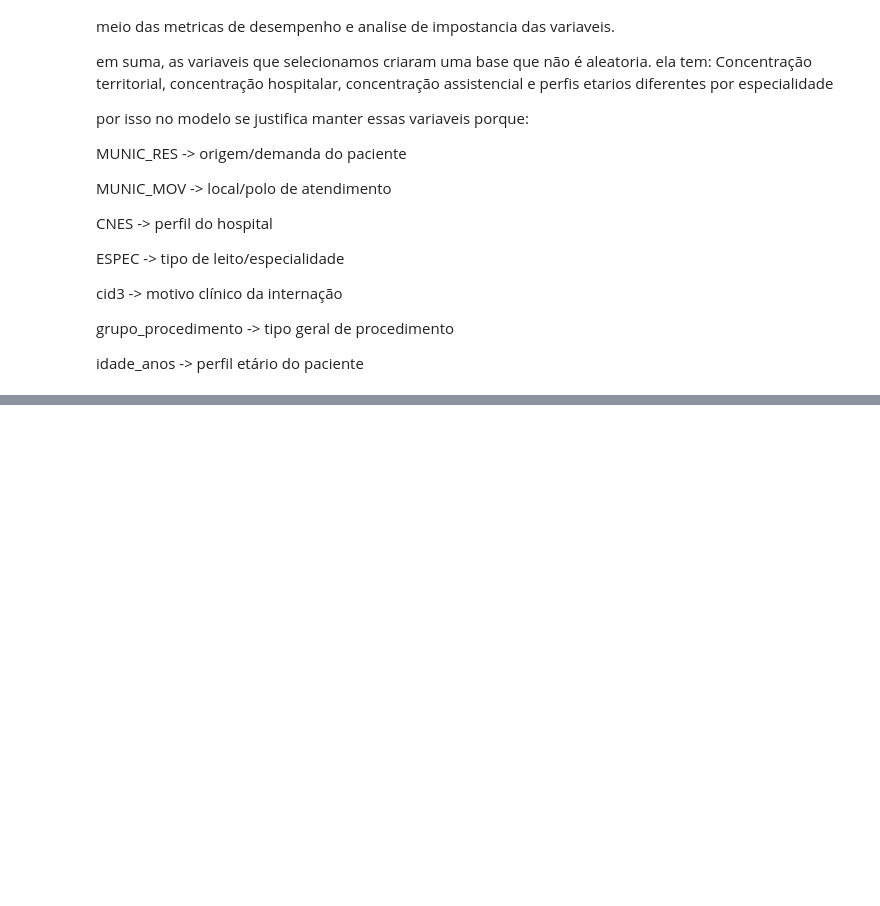
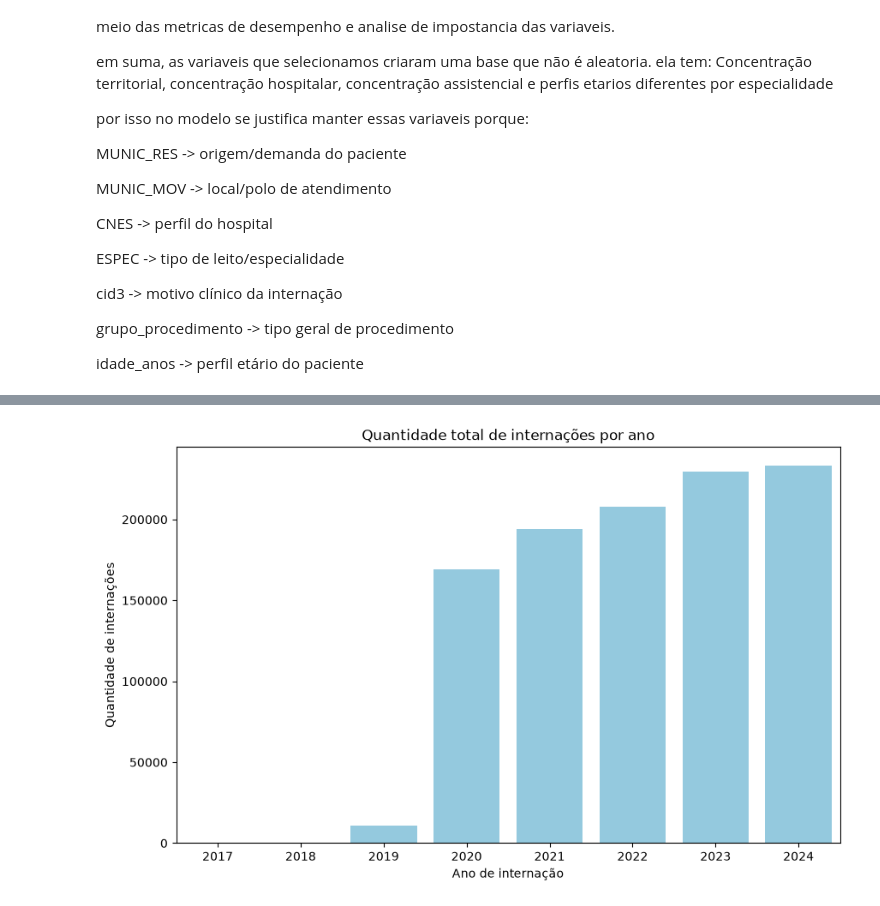
Before and after one commit to DjonathanMetelo/sih-sus-internacoes-prolongadas, a Jupyter notebook: Caderno.ipynb, the cells around one changed output, grey strips where cells are left out. Saved outputs shown, nothing was run; the diff lists cells and outputs as text; code cells hidden in the pictures; blank space fills up the shorter version.

```diff
--- a/Caderno.ipynb
+++ b/Caderno.ipynb
@@ -2335,0 +2422,16 @@ idade_anos -> perfil etário do paciente
+# %%
+plt.figure(figsize=(10, 6))
+
+ax = sns.barplot(
+    data=analise_ano,
+    x="ano_internacao",
+    y="total_internacoes",
+    color="skyblue"
+)
+
+plt.title("Quantidade total de internações por ano")
+plt.xlabel("Ano de internação")
+plt.ylabel("Quantidade de internações")
+plt.show()
+# %% [output]
+[figure, added]
```
Also changed, not shown: parts of 33 cells of this notebook.
